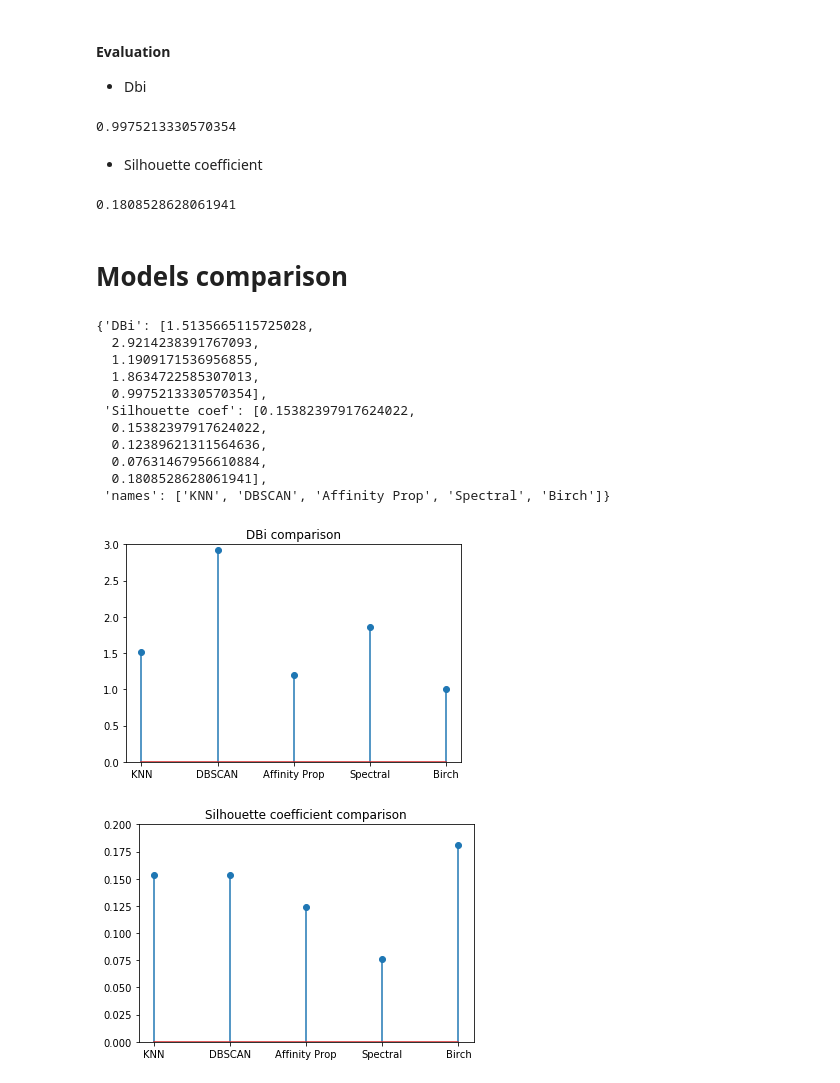
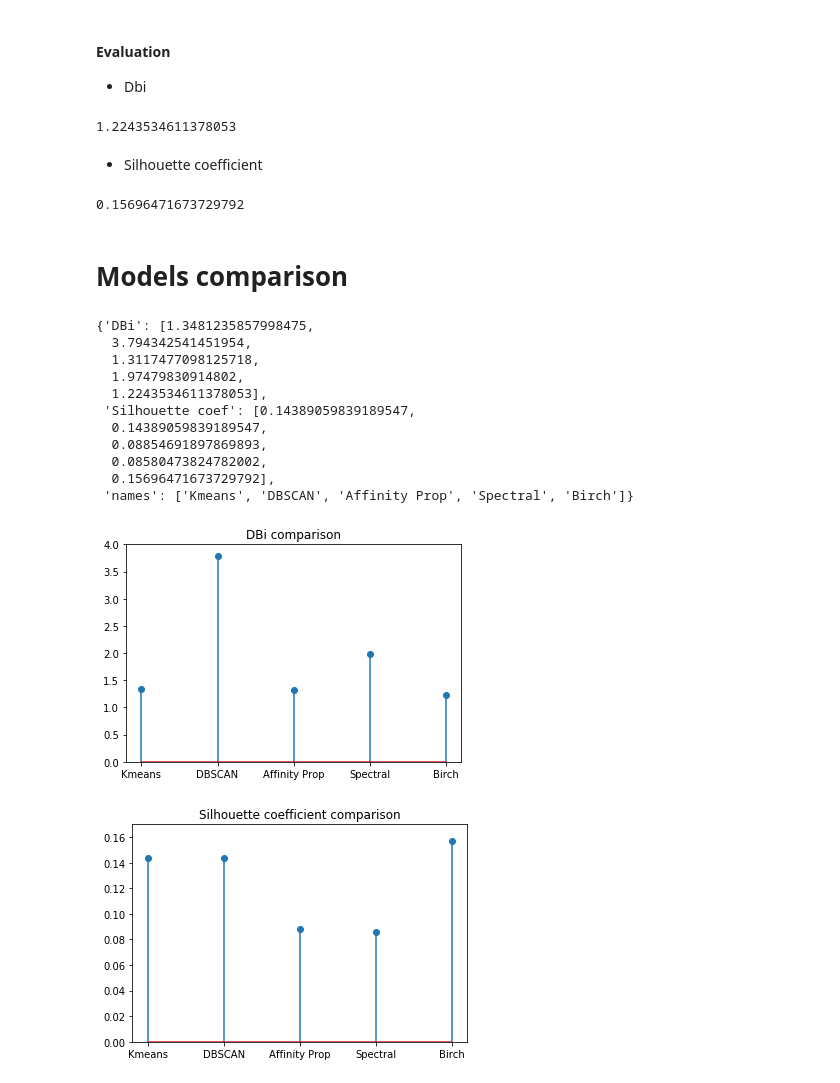
Before and after one commit to Marytem/Book2Sentiment, a Jupyter notebook: clustering.ipynb, the cells around one changed output. Saved outputs shown, nothing was run; the diff lists cells and outputs as text; code cells hidden in the pictures.

```diff
--- a/clustering.ipynb
+++ b/clustering.ipynb
@@ -267,6 +267,6 @@ results = {'DBi':[], 'Silhouette coef':[], 'names':[]}
 The DB index captures the intuition that clusters that are (1) well-spaced from each other and (2) themselves very dense are likely a ‘good’ clustering. This is because the measure’s ‘max’ statement repeatedly selects the values where the average point is farthest away from its centroid, and where the centroids are closest together. As the DB index shrinks, the clustering is considered ‘better’.
 # %%
 results['DBi'].append(davies_bouldin_score(train_books_data, kmeans_pred))
-results['names'].append('KNN')
+results['names'].append('Kmeans')
 davies_bouldin_score(train_books_data, kmeans_pred)
 # %% [output]
@@ -311,6 +311,6 @@ Let`s move on to other algorithms:
 # %% [markdown]
 #### Cluster:
 # %%
-dbscan = cl.DBSCAN(eps=15_000_000_000, min_samples=2, n_jobs=-1).fit(train_books_data)
+dbscan = cl.DBSCAN(eps=10_000_000_000, min_samples=2, n_jobs=-1).fit(train_books_data)
 visualize_data(dbscan.labels_)
 # %% [output]
@@ -478,49 +488,49 @@ results['DBi'].append(davies_bouldin_score(train_books_data, birch.labels_))
 results['names'].append('Birch')
 davies_bouldin_score(train_books_data, birch.labels_)
 # %% [output]
-0.9975213330570354
+1.2243534611378053
 # %% [markdown]
 * Silhouette coefficient
 # %%
 results['Silhouette coef'].append(silhouette_score(train_books_data, birch.labels_))
 silhouette_score(train_books_data, birch.labels_)
 # %% [output]
-0.1808528628061941
+0.15696471673729792
 # %% [markdown]
 # Models comparison
 # %%
 results
 # %% [output]
-{'DBi': [1.5135665115725028,
-  2.9214238391767093,
-  1.1909171536956855,
-  1.8634722585307013,
-  0.9975213330570354],
- 'Silhouette coef': [0.15382397917624022,
-  0.15382397917624022,
-  0.12389621311564636,
-  0.07631467956610884,
-  0.1808528628061941],
- 'names': ['KNN', 'DBSCAN', 'Affinity Prop', 'Spectral', 'Birch']}
+{'DBi': [1.3481235857998475,
+  3.794342541451954,
+  1.3117477098125718,
+  1.97479830914802,
+  1.2243534611378053],
+ 'Silhouette coef': [0.14389059839189547,
+  0.14389059839189547,
+  0.08854691897869893,
+  0.08580473824782002,
+  0.15696471673729792],
+ 'names': ['Kmeans', 'DBSCAN', 'Affinity Prop', 'Spectral', 'Birch']}
 # %%
 plt.subplots()
 plt.title('DBi comparison')
 plt.xticks(range(len(results['DBi'])), results['names'])
-plt.ylim(0, 3)
+plt.ylim(0, 4)
 
 plt.stem(results['DBi'])
 plt.show()
 
 
 
 plt.title('Silhouette coefficient comparison')
 plt.xticks(range(len(results['Silhouette coef'])), results['names'])
-plt.ylim(0, 0.2)
+plt.ylim(0, 0.17)
 
 plt.stem(results['Silhouette coef'])
 plt.show()
 # %% [output]
-[figure, old version]
+[figure, new version]
-[figure, old version]
+[figure, new version]
 # %% [markdown]
 ##### From the plots above:
```
Also changed, not shown: parts of 33 cells of this notebook.
